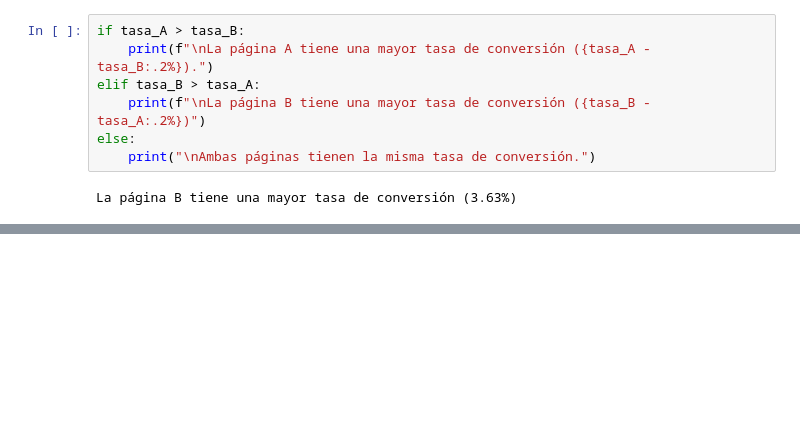
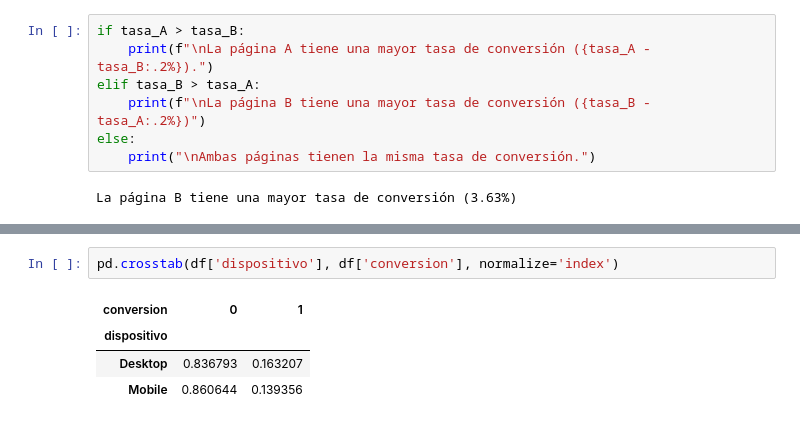
Before and after one commit to camiloch28/landing_experiment_synthetic-analysis, a Jupyter notebook: landing-experiment-analysis.ipynb, the cells around one changed output, grey strips where cells are left out. Saved outputs shown, nothing was run; the diff lists cells and outputs as text; blank space fills up the shorter version.

```diff
--- a/landing-experiment-analysis.ipynb
+++ b/landing-experiment-analysis.ipynb
@@ -531,0 +597,7 @@ La página B tiene una mayor tasa de conversión (3.63%)
+# %%
+pd.crosstab(df['dispositivo'], df['conversion'], normalize='index')
+# %% [output]
+| conversion | 0 | 1 |
+| dispositivo |  |  |
+| Desktop | 0.836793 | 0.163207 |
+| Mobile | 0.860644 | 0.139356 |
```
Also changed, not shown: parts of 25 cells of this notebook.
